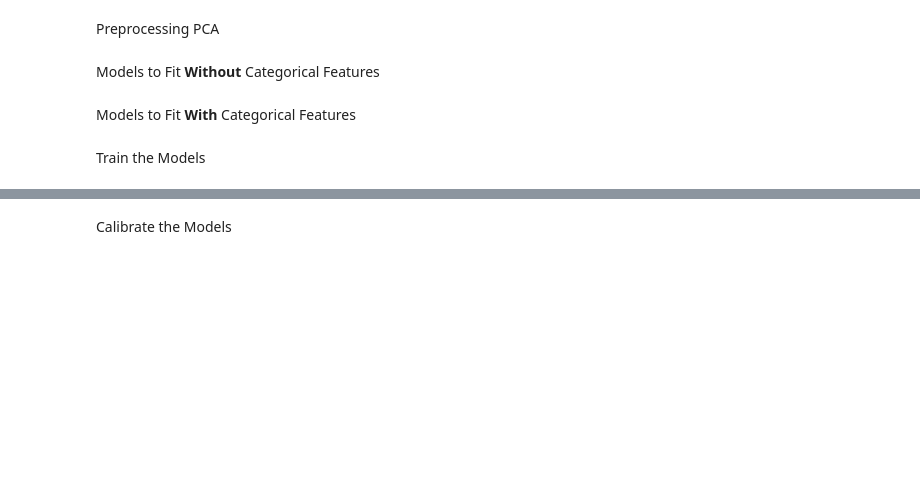
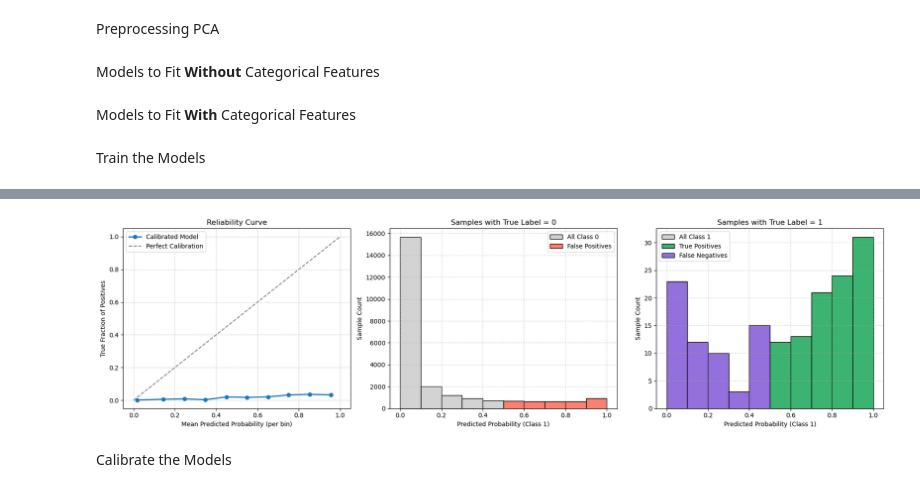
Before and after one commit to rebekah-eichberg/summer-2025-safeify, a Jupyter notebook: rebekah-idea-testing/prob_cal.ipynb, the cells around one changed output, grey strips where cells are left out. Drawn from its saved outputs; the diff is of its cells as text; code cells hidden in the pictures; blank space fills up the shorter version.

```diff
--- a/rebekah-idea-testing/prob_cal.ipynb
+++ b/rebekah-idea-testing/prob_cal.ipynb
@@ -173,3 +211,13 @@ model_10.fit(X_train_proc, y_train)
+# %%
+# balanced model
+plot_calibration_and_error_distributions_before_true_cal(
+    y_true=y_val,
+    models=model_4,
+    X=X_val_proc,
+    threshold=0.5
+)
+# %% [output]
+[figure, added]
 # %% [markdown]
 Calibrate the Models
 # %%
```
Also changed, not shown: parts of 40 cells of this notebook, 1 other file.
